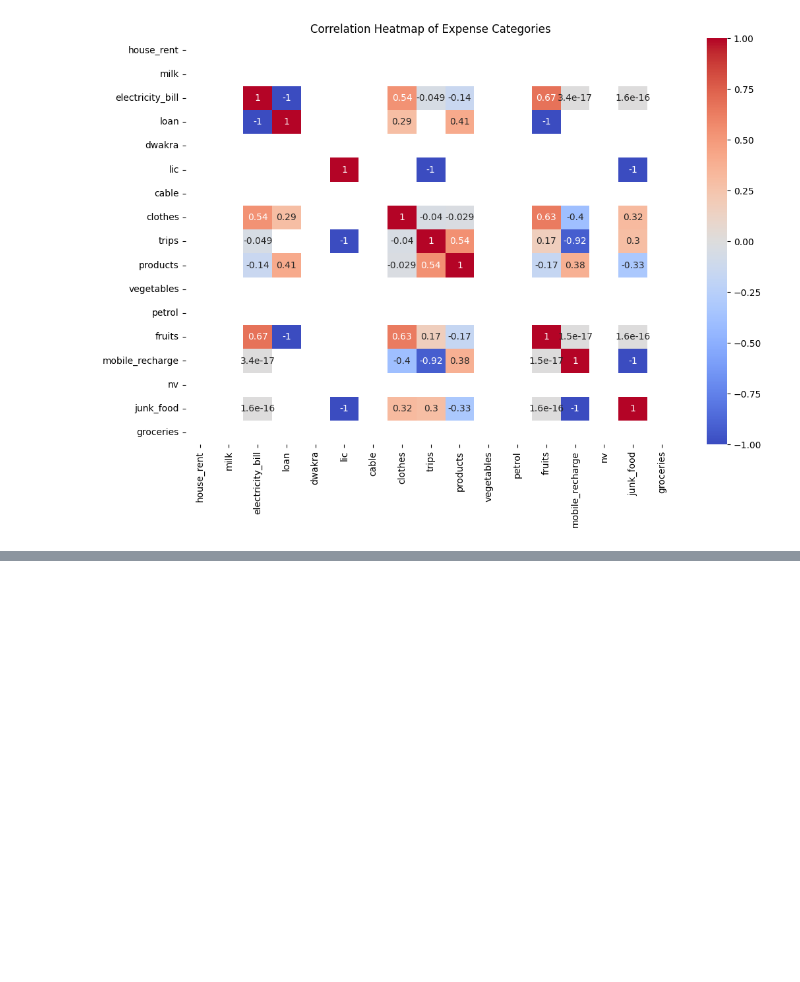
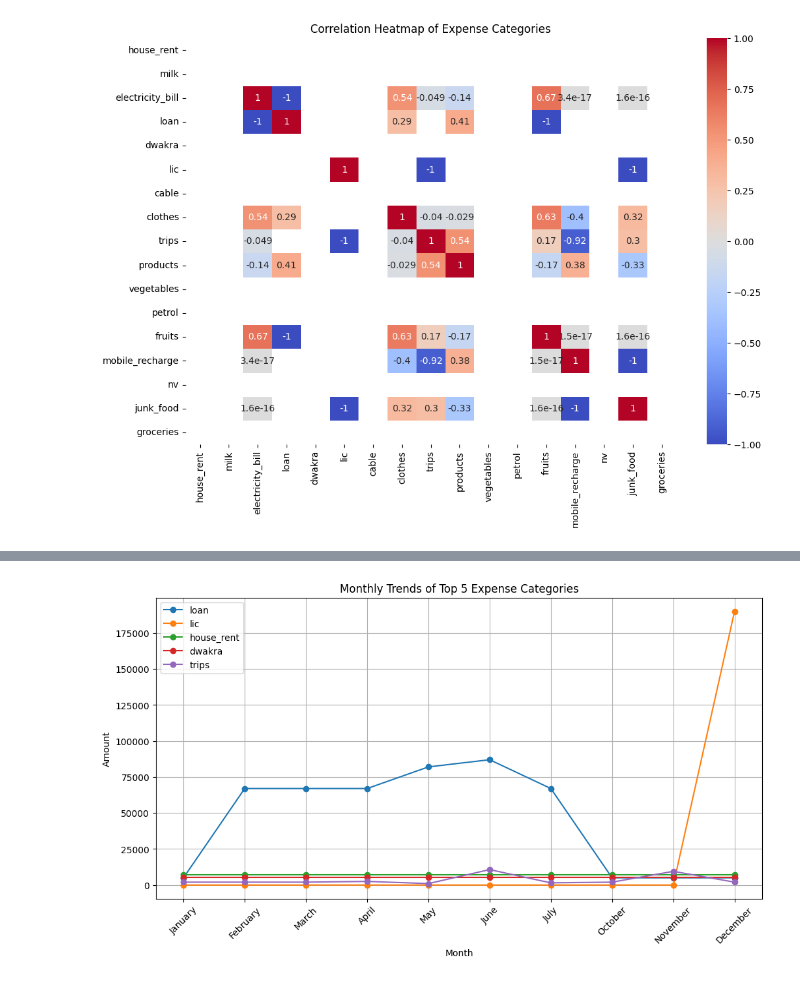
Before and after one commit to RishithaPopuri8/CODSOFT, a Jupyter notebook: chapter_appendix-tools-for-deep-learning/jupyter.ipynb, the cells around one changed output, grey strips where cells are left out. Drawn from its saved outputs; the diff is of its cells as text; code cells hidden in the pictures; blank space fills up the shorter version.

```diff
--- a/chapter_appendix-tools-for-deep-learning/jupyter.ipynb
+++ b/chapter_appendix-tools-for-deep-learning/jupyter.ipynb
@@ -143,0 +204,16 @@ plt.show()
+# %%
+# Line Chart of Monthly Trends for Top 5 Expense Categories
+top_categories = df[expense_columns].sum().nlargest(5).index
+plt.figure(figsize=(12, 6))
+for category in top_categories:
+    monthly_data = df.groupby('month')[category].sum()
+    plt.plot(monthly_data.index, monthly_data.values, marker='o', label=category)
+plt.title('Monthly Trends of Top 5 Expense Categories')
+plt.xlabel('Month')
+plt.ylabel('Amount')
+plt.legend()
+plt.grid(True)
+plt.xticks(rotation=45)
+plt.show()
+# %% [output]
+[figure, added]
```
Also changed, not shown: parts of 5 cells of this notebook.
